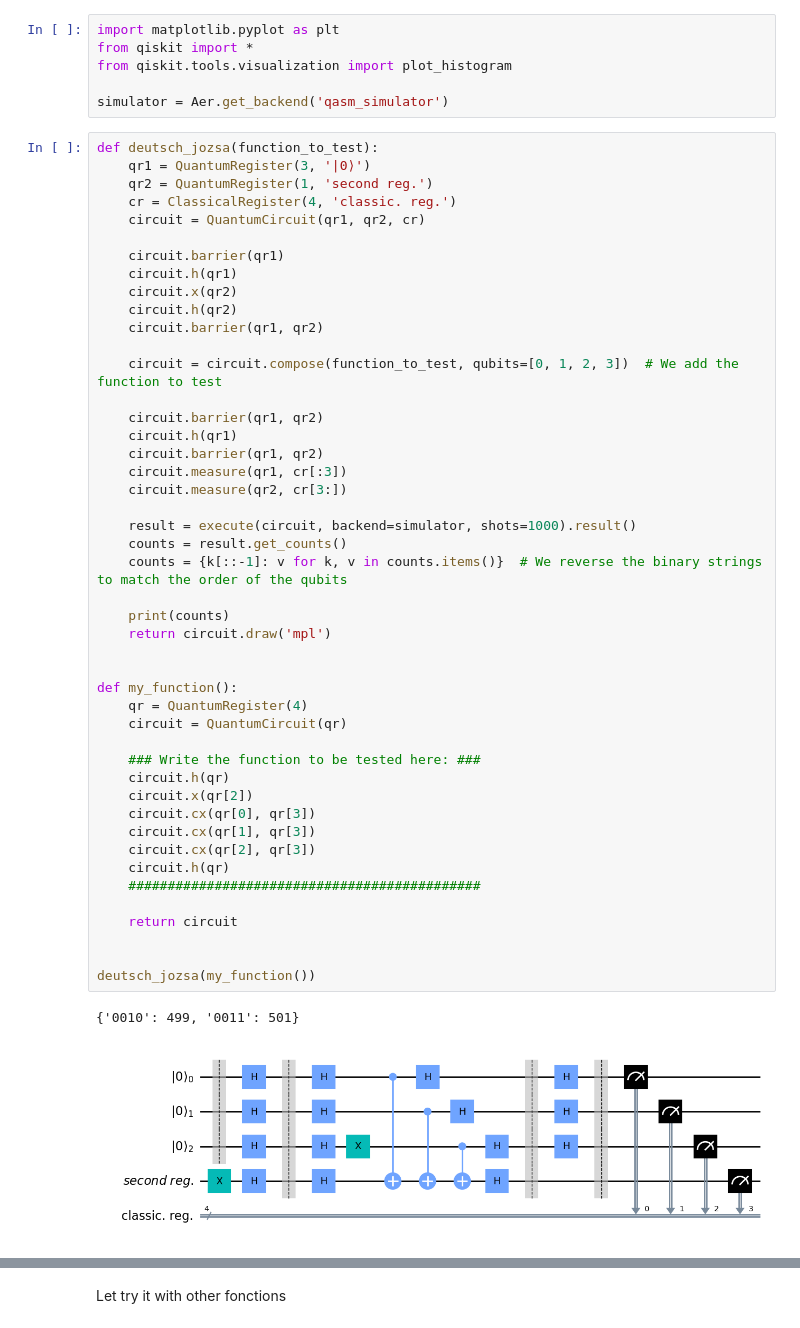
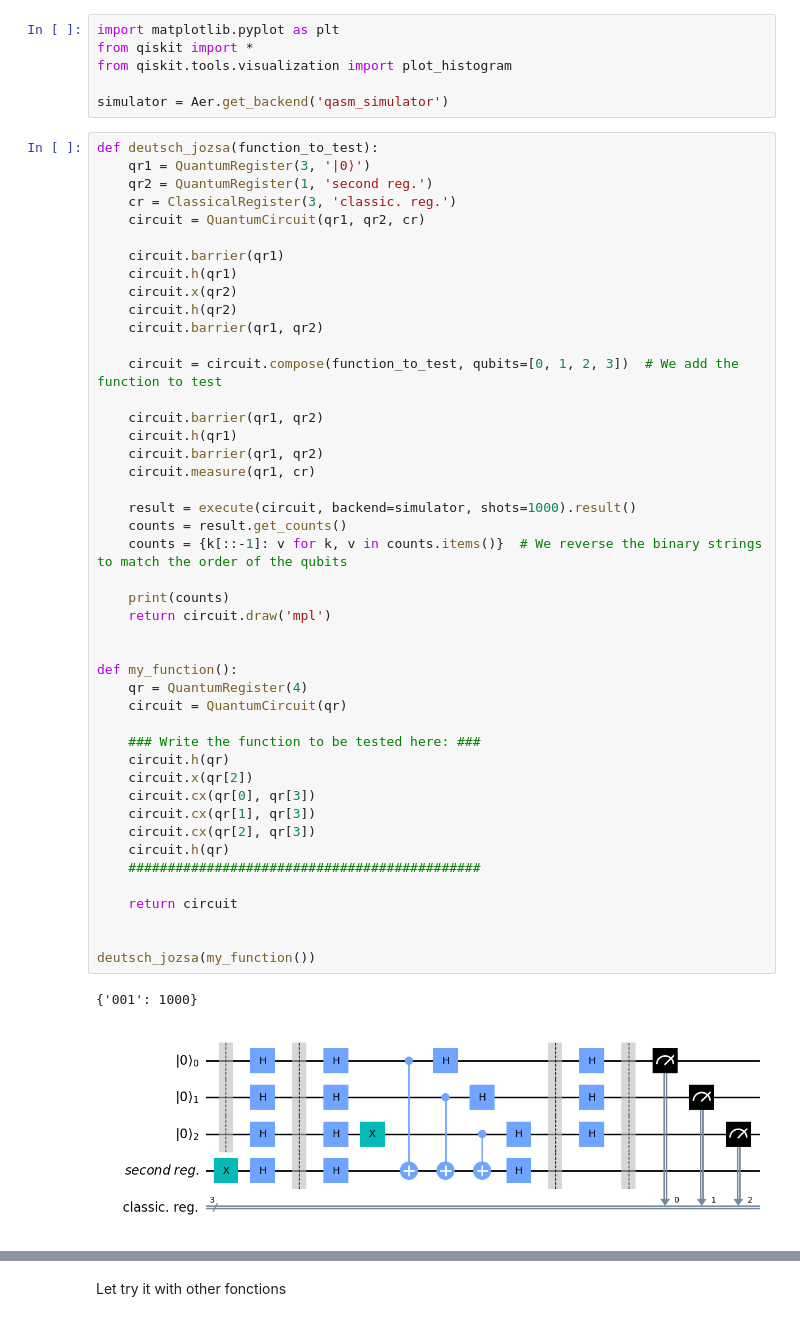
Before and after one commit to gilles-maurer/IT41_DJ_Algorithm, a Jupyter notebook: main.ipynb, the cells around one changed output, grey strips where cells are left out. Drawn from its saved outputs; the diff is of its cells as text.

```diff
--- a/main.ipynb
+++ b/main.ipynb
@@ -12,7 +12,7 @@ simulator = Aer.get_backend('qasm_simulator')
 def deutsch_jozsa(function_to_test):
     qr1 = QuantumRegister(3, '|0⟩')
     qr2 = QuantumRegister(1, 'second reg.')
-    cr = ClassicalRegister(4, 'classic. reg.')
+    cr = ClassicalRegister(3, 'classic. reg.')
     circuit = QuantumCircuit(qr1, qr2, cr)
 
     circuit.barrier(qr1)
@@ -26,37 +26,36 @@ def deutsch_jozsa(function_to_test):
     circuit.barrier(qr1, qr2)
     circuit.h(qr1)
     circuit.barrier(qr1, qr2)
-    circuit.measure(qr1, cr[:3])
-    circuit.measure(qr2, cr[3:])
+    circuit.measure(qr1, cr)
 
     result = execute(circuit, backend=simulator, shots=1000).result()
     counts = result.get_counts()
     counts = {k[::-1]: v for k, v in counts.items()}  # We reverse the binary strings to match the order of the qubits
 
     print(counts)
     return circuit.draw('mpl')
 
 
 def my_function():
     qr = QuantumRegister(4)
     circuit = QuantumCircuit(qr)
 
     ### Write the function to be tested here: ###
     circuit.h(qr)
     circuit.x(qr[2])
     circuit.cx(qr[0], qr[3])
     circuit.cx(qr[1], qr[3])
     circuit.cx(qr[2], qr[3])
     circuit.h(qr)
     #############################################
 
     return circuit
 
 
 deutsch_jozsa(my_function())
 # %% [output]
-{'0010': 499, '0011': 501}
+{'001': 1000}
-[figure, old version]
+[figure, new version]
 # %%
 def deutsch_jozsa_extended(function_to_test):
     n = function_to_test.num_qubits - 1
```
Also changed, not shown: parts of 5 cells of this notebook.
